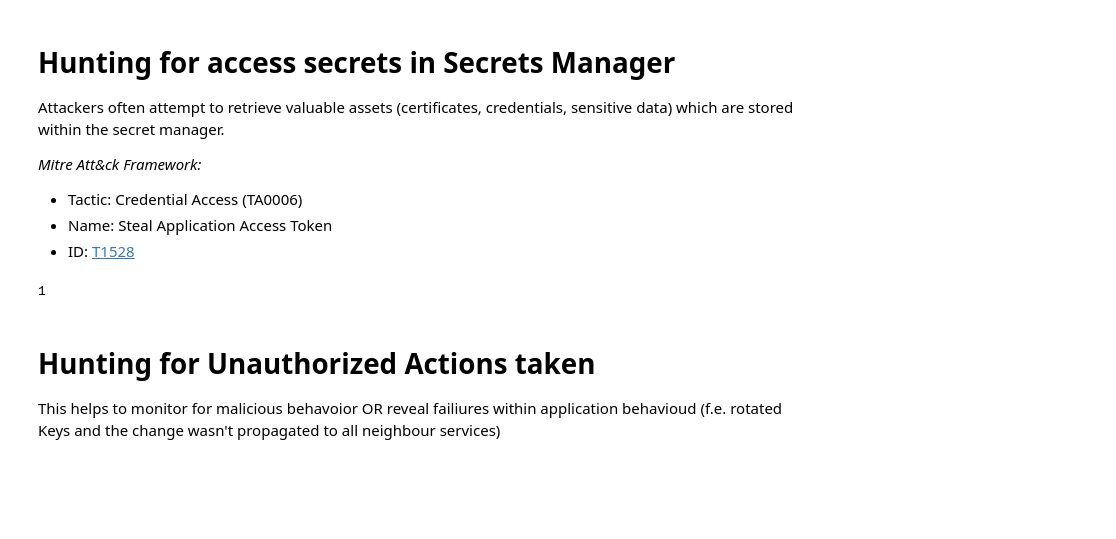
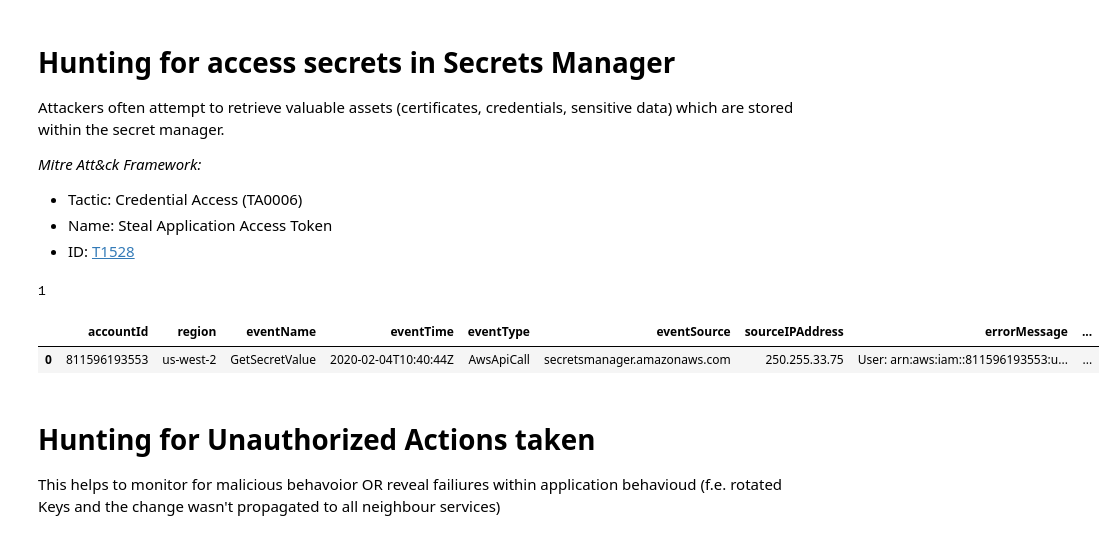
Before and after one commit to BenjiTrapp/aws-threat-hunting, a Jupyter notebook: cloudtrail/hunting-cloudtrail-flaws-cloud.ipynb, the cells around one changed output. Cells and saved outputs as stored; diff of their text form; code cells hidden in the pictures; blank space fills up the shorter version.

```diff
--- a/cloudtrail/hunting-cloudtrail-flaws-cloud.ipynb
+++ b/cloudtrail/hunting-cloudtrail-flaws-cloud.ipynb
@@ -282,6 +291,11 @@ secrets_manager_accessed = list(filter(lambda event: event["eventName"] == "GetS
 print(len(secrets_manager_accessed))
 # %% [output]
 1
+# %%
+pd.read_json(json.dumps(secrets_manager_accessed)).style
+# %% [output]
+|  | accountId | region | eventName | eventTime | eventType | eventSource | sourceIPAddress | errorMessage | ... |
+| 0 | 811596193553 | us-west-2 | GetSecretValue | 2020-02-04T10:40:44Z | AwsApiCall | secretsmanager.amazonaws.com | 250.255.33.75 | User: arn:aws:iam::811596193553:u... | ... |
 # %% [markdown]
 # Hunting for Unauthorized Actions taken
 
```
Also changed, not shown: parts of 10 cells of this notebook.
